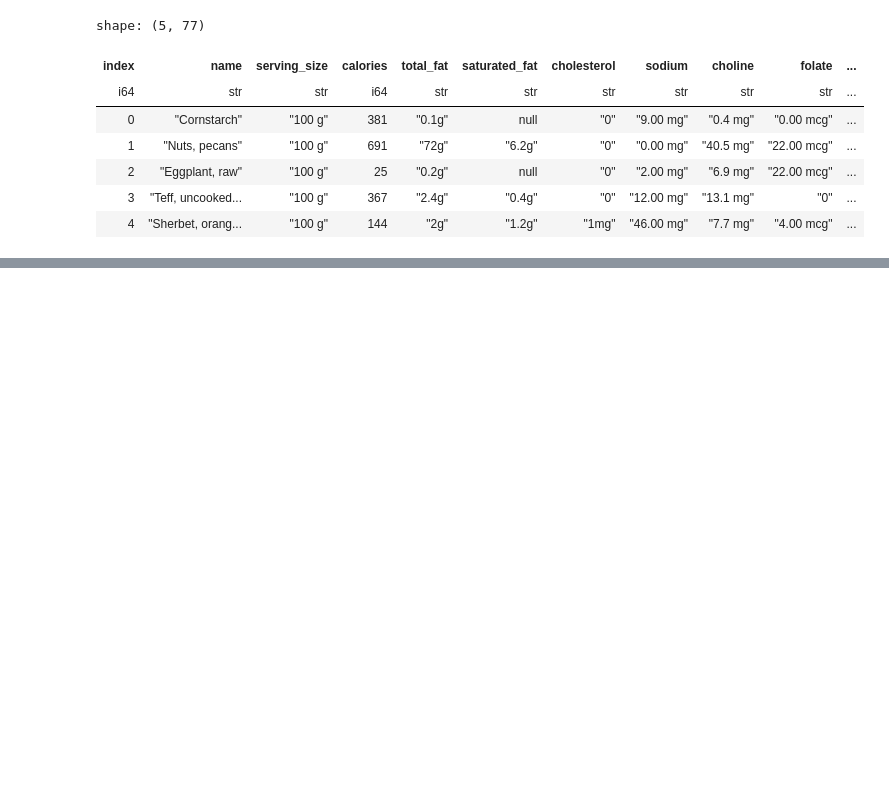
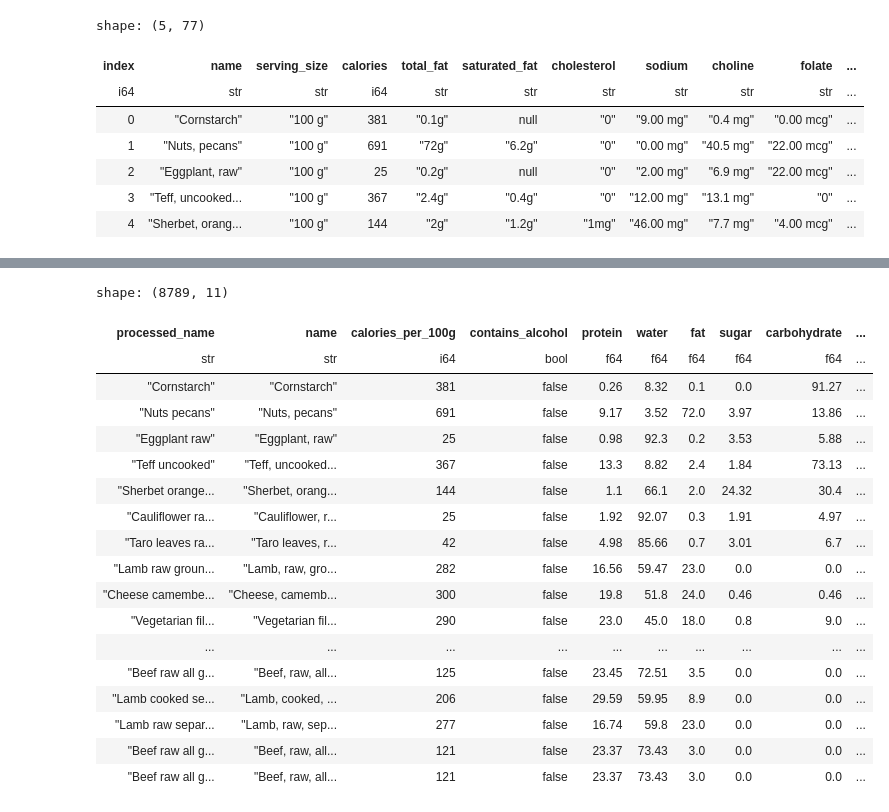
Before and after one commit to Ptrskay3/Recipe, a Jupyter notebook: datasets/process.ipynb, the cells around one changed output, grey strips where cells are left out. Saved outputs shown, nothing was run; the diff lists cells and outputs as text; code cells hidden in the pictures; blank space fills up the shorter version.

```diff
--- a/datasets/process.ipynb
+++ b/datasets/process.ipynb
@@ -20,8 +20,15 @@ df = df.select(
     [
         "name",
         pl.col("calories").alias("calories_per_100g"),
-        pl.when(pl.col("alcohol").str.extract('(\d*\.?\d+)').cast(float).fill_null(0.0).fill_nan(0.0) >= 1E-8).then(True).otherwise(False).alias("contains_alcohol")
+        pl.when(pl.col("alcohol").str.extract('(\d*\.?\d+)').cast(float).fill_null(0.0).fill_nan(0.0) >= 1E-8).then(True).otherwise(False).alias("contains_alcohol"),
+        pl.col("protein").str.extract('(\d*\.?\d+)').cast(float).fill_null(0.0).fill_nan(0.0).alias("protein"),
+        pl.col("water").str.extract('(\d*\.?\d+)').cast(float).fill_null(0.0).fill_nan(0.0).alias("water"),
+        pl.col("total_fat").str.extract('(\d*\.?\d+)').cast(float).fill_null(0.0).fill_nan(0.0).alias("fat"),
+        pl.col("sugars").str.extract('(\d*\.?\d+)').cast(float).fill_null(0.0).fill_nan(0.0).alias("sugar"),
+        pl.col("carbohydrate").str.extract('(\d*\.?\d+)').cast(float).fill_null(0.0).fill_nan(0.0).alias("carbohydrate"),
+        pl.col("caffeine").str.extract('(\d*\.?\d+)').cast(float).fill_null(0.0).fill_nan(0.0).alias("caffeine"),
+        pl.col("fiber").str.extract('(\d*\.?\d+)').cast(float).fill_null(0.0).fill_nan(0.0).alias("fiber"),
     ]
 )
 # %%
-df.head()
+df = df.select([pl.col("name").str.split(", ").arr.head(3).arr.join(" ").alias("processed_name"), pl.all()])
@@ -46,0 +88,22 @@ with engine.connect() as conn, open('./ingredient_initials.sql', 'w+') as f:
+# %%
+df
+# %% [output]
+shape: (8789, 11)
+| processed_name | name | calories_per_100g | contains_alcohol | protein | water | fat | sugar | carbohydrate | ... |
+| str | str | i64 | bool | f64 | f64 | f64 | f64 | f64 | ... |
+| "Cornstarch" | "Cornstarch" | 381 | false | 0.26 | 8.32 | 0.1 | 0.0 | 91.27 | ... |
+| "Nuts pecans" | "Nuts, pecans" | 691 | false | 9.17 | 3.52 | 72.0 | 3.97 | 13.86 | ... |
+| "Eggplant raw" | "Eggplant, raw" | 25 | false | 0.98 | 92.3 | 0.2 | 3.53 | 5.88 | ... |
+| "Teff uncooked" | "Teff, uncooked... | 367 | false | 13.3 | 8.82 | 2.4 | 1.84 | 73.13 | ... |
+| "Sherbet orange... | "Sherbet, orang... | 144 | false | 1.1 | 66.1 | 2.0 | 24.32 | 30.4 | ... |
+| "Cauliflower ra... | "Cauliflower, r... | 25 | false | 1.92 | 92.07 | 0.3 | 1.91 | 4.97 | ... |
+| "Taro leaves ra... | "Taro leaves, r... | 42 | false | 4.98 | 85.66 | 0.7 | 3.01 | 6.7 | ... |
+| "Lamb raw groun... | "Lamb, raw, gro... | 282 | false | 16.56 | 59.47 | 23.0 | 0.0 | 0.0 | ... |
+| "Cheese camembe... | "Cheese, camemb... | 300 | false | 19.8 | 51.8 | 24.0 | 0.46 | 0.46 | ... |
+| "Vegetarian fil... | "Vegetarian fil... | 290 | false | 23.0 | 45.0 | 18.0 | 0.8 | 9.0 | ... |
+| ... | ... | ... | ... | ... | ... | ... | ... | ... | ... |
+| "Beef raw all g... | "Beef, raw, all... | 125 | false | 23.45 | 72.51 | 3.5 | 0.0 | 0.0 | ... |
+| "Lamb cooked se... | "Lamb, cooked, ... | 206 | false | 29.59 | 59.95 | 8.9 | 0.0 | 0.0 | ... |
+| "Lamb raw separ... | "Lamb, raw, sep... | 277 | false | 16.74 | 59.8 | 23.0 | 0.0 | 0.0 | ... |
+| "Beef raw all g... | "Beef, raw, all... | 121 | false | 23.37 | 73.43 | 3.0 | 0.0 | 0.0 | ... |
+| "Beef raw all g... | "Beef, raw, all... | 121 | false | 23.37 | 73.43 | 3.0 | 0.0 | 0.0 | ... |
```
Also changed, not shown: parts of 5 cells of this notebook, 3 other files.
